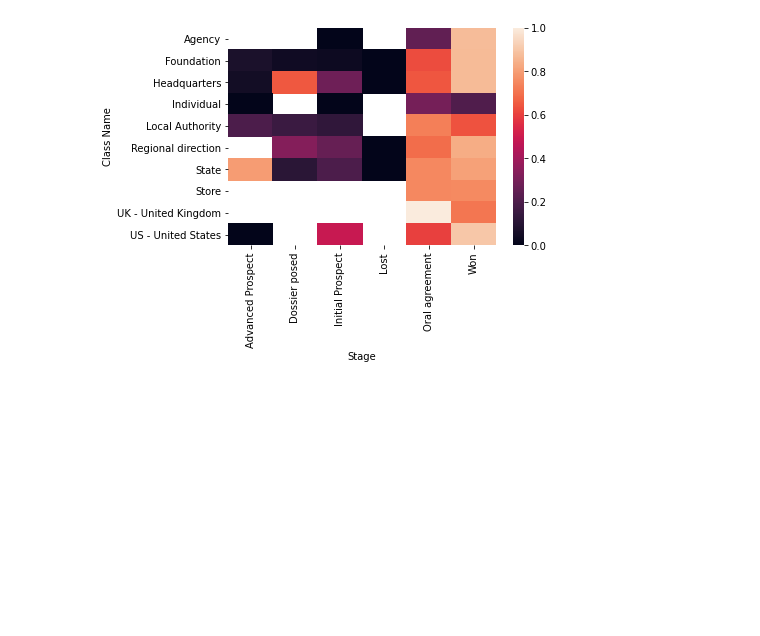
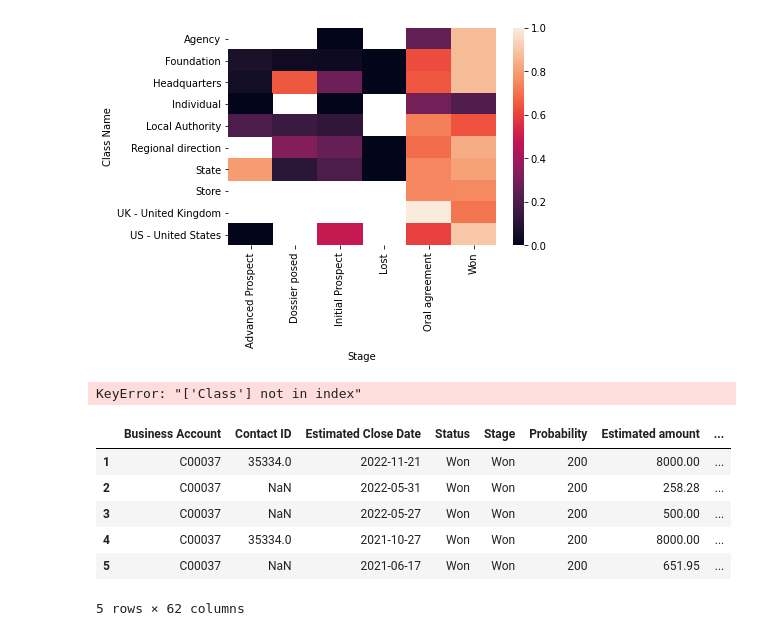
Before and after one commit to dfgparis23/Team-2, a Jupyter notebook: Analytics_Business_Account.ipynb, the cells around one changed output. Saved outputs shown, nothing was run; the diff lists cells and outputs as text; code cells hidden in the pictures; blank space fills up the shorter version.

```diff
--- a/Analytics_Business_Account.ipynb
+++ b/Analytics_Business_Account.ipynb
@@ -183,3 +183,17 @@ US - United States  Advanced Prospect     0.000000
                     Won                   0.902645
 <AxesSubplot:xlabel='Stage', ylabel='Class Name'>
 [figure]
+# %%
+clean_training_data=OP_BA[['Class Name', 'Stage', 'Activity sector', 'Class', 'pourcentage']]
+# %% [output]
+KeyError: "['Class'] not in index"
+# %%
+OP_BA.head()
+# %% [output]
+|  | Business Account | Contact ID | Estimated Close Date | Status | Stage | Probability | Estimated amount | ... |
+| 1 | C00037 | 35334.0 | 2022-11-21 | Won | Won | 200 | 8000.00 | ... |
+| 2 | C00037 | NaN | 2022-05-31 | Won | Won | 200 | 258.28 | ... |
+| 3 | C00037 | NaN | 2022-05-27 | Won | Won | 200 | 500.00 | ... |
+| 4 | C00037 | 35334.0 | 2021-10-27 | Won | Won | 200 | 8000.00 | ... |
+| 5 | C00037 | NaN | 2021-06-17 | Won | Won | 200 | 651.95 | ... |
+5 rows × 62 columns
```
